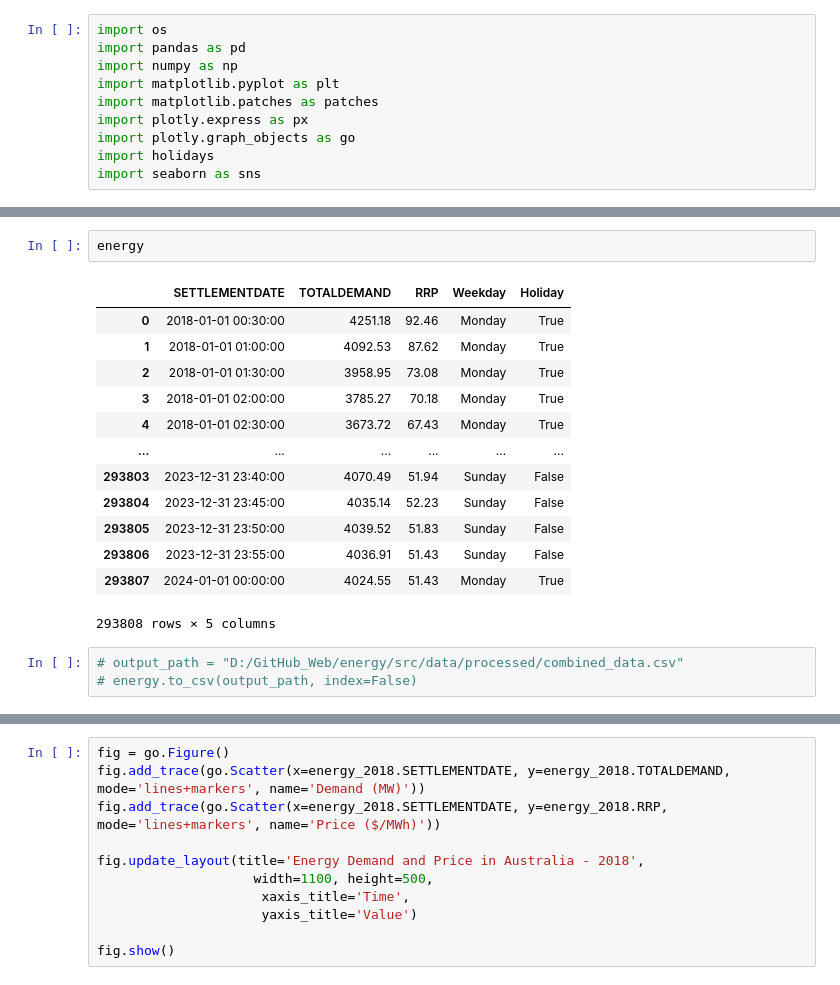
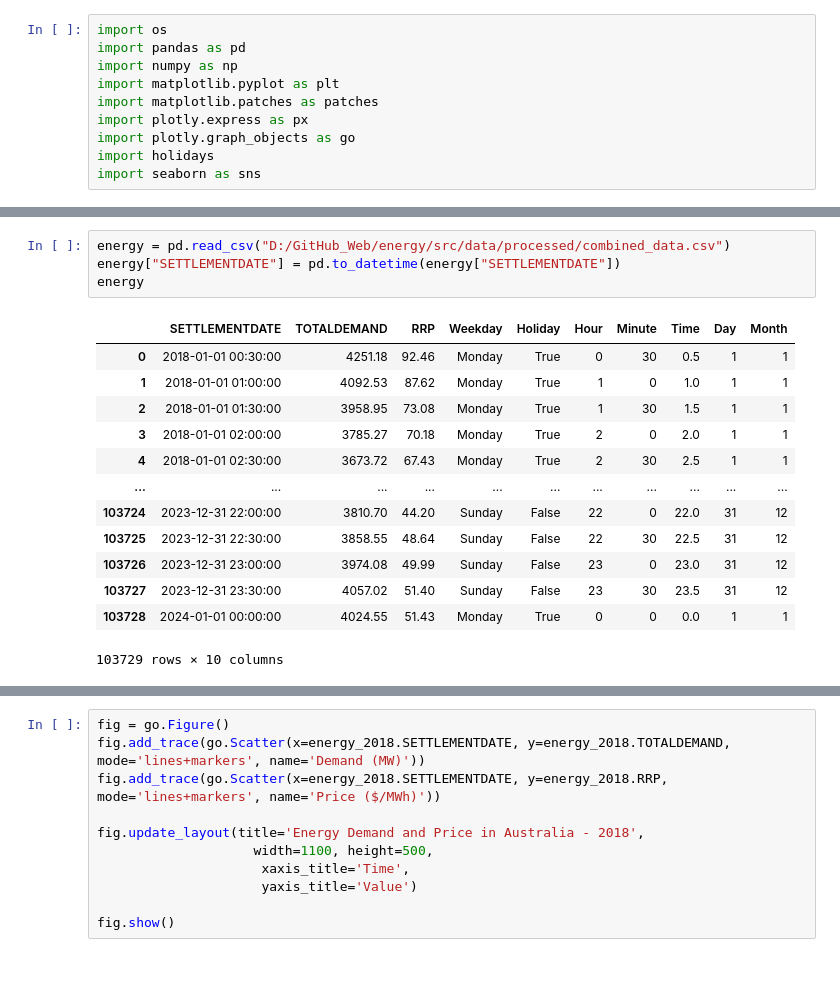
Before and after one commit to ethannguyen2k/Electricity-and-Demand, a Jupyter notebook: notebooks/test_2018.ipynb, the cells around one changed output, grey strips where cells are left out. Drawn from its saved outputs; the diff is of its cells as text.

```diff
--- a/notebooks/test_2018.ipynb
+++ b/notebooks/test_2018.ipynb
@@ -59,22 +11,21 @@ memory usage: 9.2+ MB
-# %%
-energy
-# %% [output]
-|  | SETTLEMENTDATE | TOTALDEMAND | RRP | Weekday | Holiday |
-| 0 | 2018-01-01 00:30:00 | 4251.18 | 92.46 | Monday | True |
-| 1 | 2018-01-01 01:00:00 | 4092.53 | 87.62 | Monday | True |
-| 2 | 2018-01-01 01:30:00 | 3958.95 | 73.08 | Monday | True |
-| 3 | 2018-01-01 02:00:00 | 3785.27 | 70.18 | Monday | True |
-| 4 | 2018-01-01 02:30:00 | 3673.72 | 67.43 | Monday | True |
-| ... | ... | ... | ... | ... | ... |
-| 293803 | 2023-12-31 23:40:00 | 4070.49 | 51.94 | Sunday | False |
-| 293804 | 2023-12-31 23:45:00 | 4035.14 | 52.23 | Sunday | False |
-| 293805 | 2023-12-31 23:50:00 | 4039.52 | 51.83 | Sunday | False |
-| 293806 | 2023-12-31 23:55:00 | 4036.91 | 51.43 | Sunday | False |
-| 293807 | 2024-01-01 00:00:00 | 4024.55 | 51.43 | Monday | True |
-293808 rows × 5 columns
 # %%
-# output_path = "D:/GitHub_Web/energy/src/data/processed/combined_data.csv"
-# energy.to_csv(output_path, index=False)
+energy = pd.read_csv("D:/GitHub_Web/energy/src/data/processed/combined_data.csv")
+energy["SETTLEMENTDATE"] = pd.to_datetime(energy["SETTLEMENTDATE"])
+energy
+# %% [output]
+|  | SETTLEMENTDATE | TOTALDEMAND | RRP | Weekday | Holiday | Hour | Minute | Time | Day | Month |
+| 0 | 2018-01-01 00:30:00 | 4251.18 | 92.46 | Monday | True | 0 | 30 | 0.5 | 1 | 1 |
+| 1 | 2018-01-01 01:00:00 | 4092.53 | 87.62 | Monday | True | 1 | 0 | 1.0 | 1 | 1 |
+| 2 | 2018-01-01 01:30:00 | 3958.95 | 73.08 | Monday | True | 1 | 30 | 1.5 | 1 | 1 |
+| 3 | 2018-01-01 02:00:00 | 3785.27 | 70.18 | Monday | True | 2 | 0 | 2.0 | 1 | 1 |
+| 4 | 2018-01-01 02:30:00 | 3673.72 | 67.43 | Monday | True | 2 | 30 | 2.5 | 1 | 1 |
+| ... | ... | ... | ... | ... | ... | ... | ... | ... | ... | ... |
+| 103724 | 2023-12-31 22:00:00 | 3810.70 | 44.20 | Sunday | False | 22 | 0 | 22.0 | 31 | 12 |
+| 103725 | 2023-12-31 22:30:00 | 3858.55 | 48.64 | Sunday | False | 22 | 30 | 22.5 | 31 | 12 |
+| 103726 | 2023-12-31 23:00:00 | 3974.08 | 49.99 | Sunday | False | 23 | 0 | 23.0 | 31 | 12 |
+| 103727 | 2023-12-31 23:30:00 | 4057.02 | 51.40 | Sunday | False | 23 | 30 | 23.5 | 31 | 12 |
+| 103728 | 2024-01-01 00:00:00 | 4024.55 | 51.43 | Monday | True | 0 | 0 | 0.0 | 1 | 1 |
+103729 rows × 10 columns
 # %%
 plt.figure(figsize=(12, 6))
 plt.plot(energy.SETTLEMENTDATE, energy.TOTALDEMAND, label = "Demand (MW)", marker='x')
```
Also changed, not shown: parts of 5 cells of this notebook, 4 other files.
